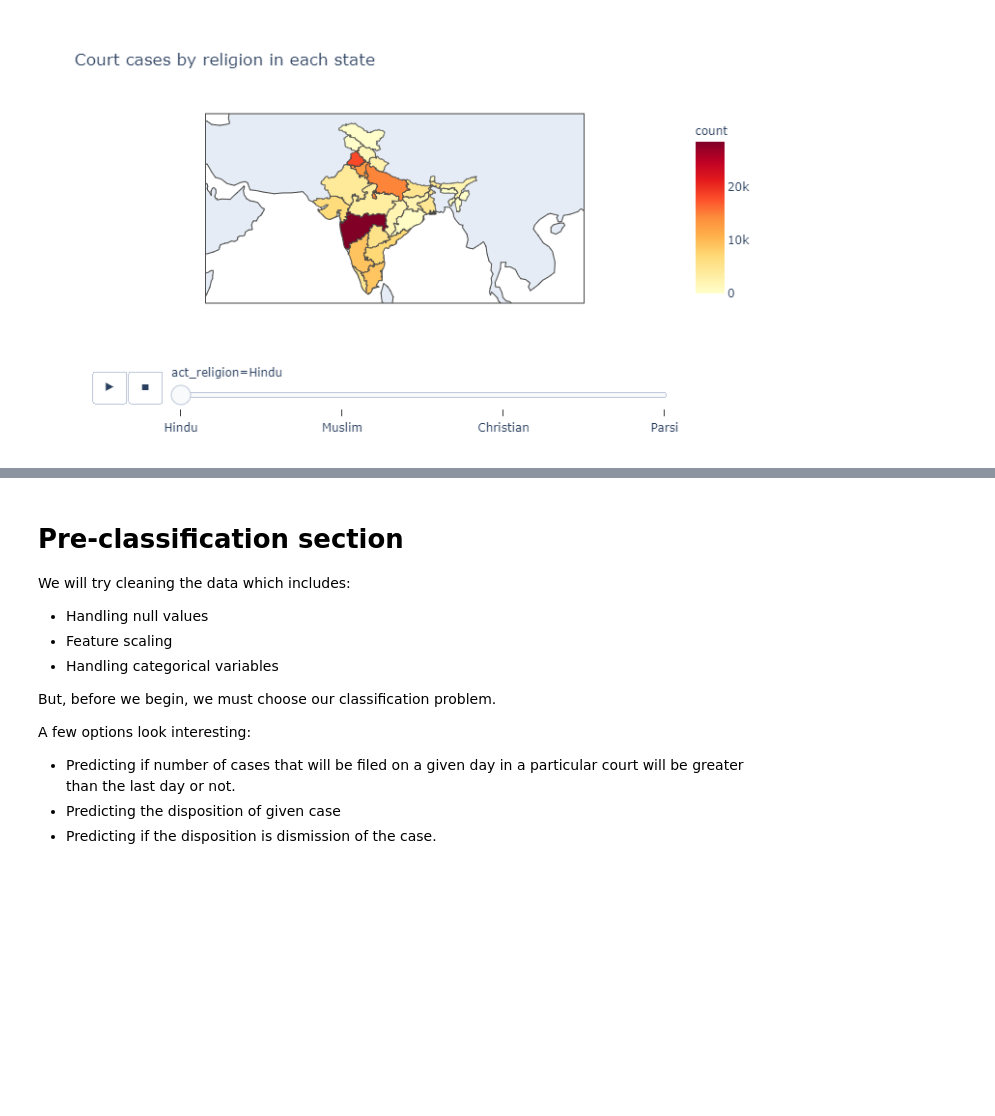
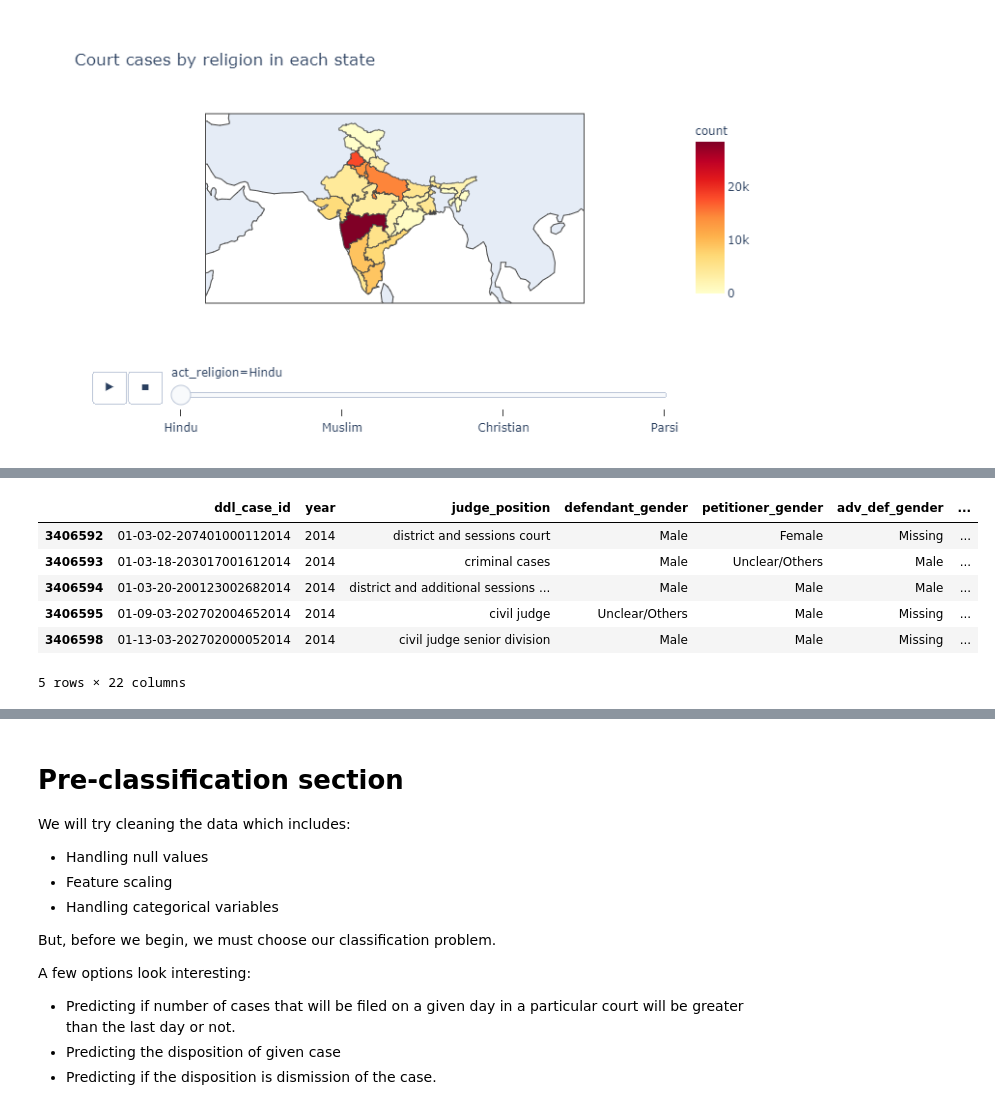
Before and after one commit to ujjwal-shekhar/Indian-Judicial-System-PreCog, a Jupyter notebook: data-visualizer-precog.ipynb, the cells around one changed output, grey strips where cells are left out. Saved outputs shown, nothing was run; the diff lists cells and outputs as text; code cells hidden in the pictures; blank space fills up the shorter version.

```diff
--- a/data-visualizer-precog.ipynb
+++ b/data-visualizer-precog.ipynb
@@ -1147,0 +1156,12 @@ px.choropleth(
+# %%
+pattern = '.*(Child|CHILD|Children|child).*(Marriage|MARRIAGE|marriage).*'
+df_child_marriage = df[df.act_s.str.match(pattern)]
+df_child_marriage.head()
+# %% [output]
+|  | ddl_case_id | year | judge_position | defendant_gender | petitioner_gender | adv_def_gender | ... |
+| 3406592 | 01-03-02-207401000112014 | 2014 | district and sessions court | Male | Female | Missing | ... |
+| 3406593 | 01-03-18-203017001612014 | 2014 | criminal cases | Male | Unclear/Others | Male | ... |
+| 3406594 | 01-03-20-200123002682014 | 2014 | district and additional sessions ... | Male | Male | Male | ... |
+| 3406595 | 01-09-03-202702004652014 | 2014 | civil judge | Unclear/Others | Male | Missing | ... |
+| 3406598 | 01-13-03-202702000052014 | 2014 | civil judge senior division | Male | Male | Missing | ... |
+5 rows × 22 columns
```
Also changed, not shown: parts of 20 cells of this notebook.
